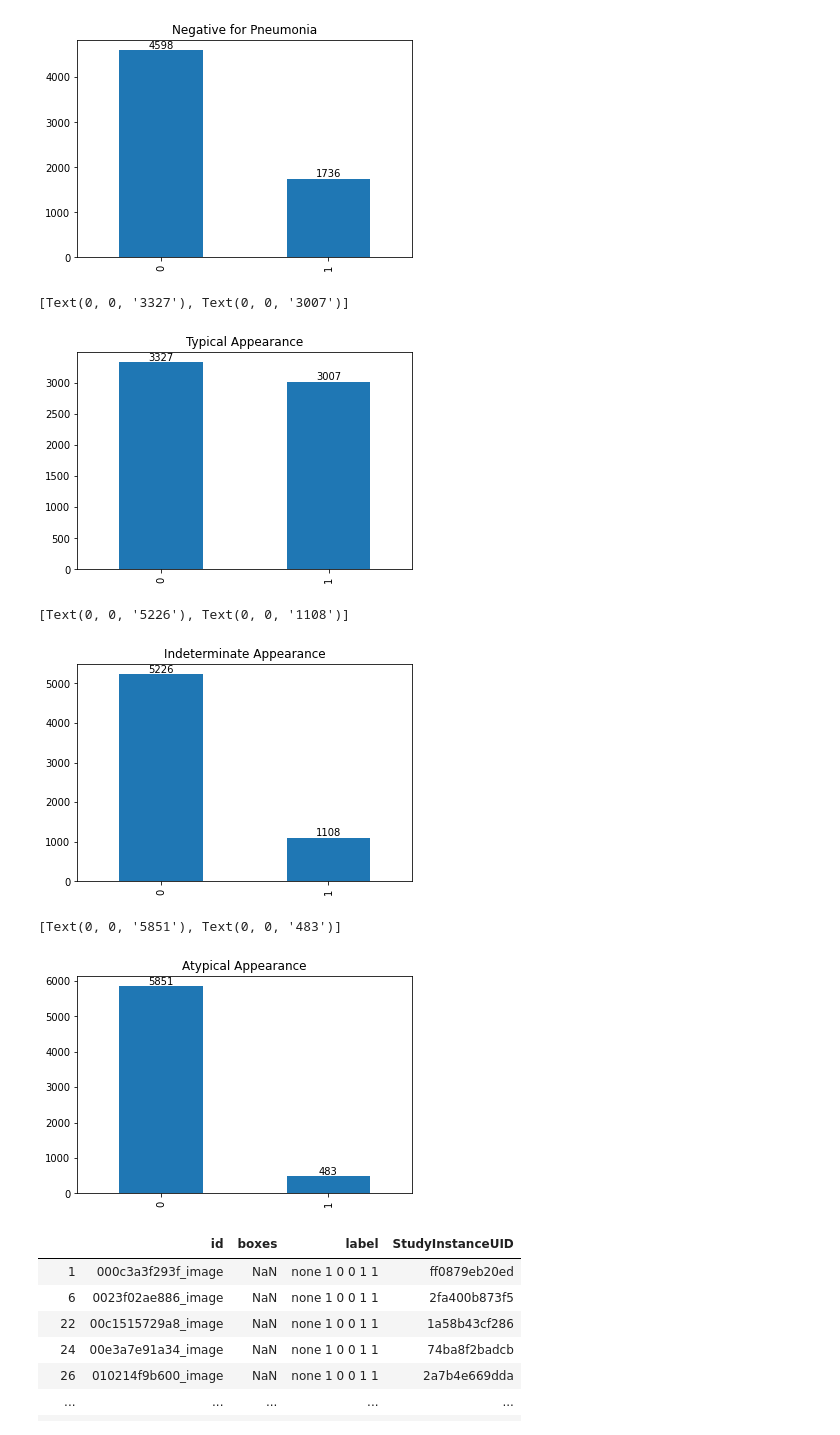
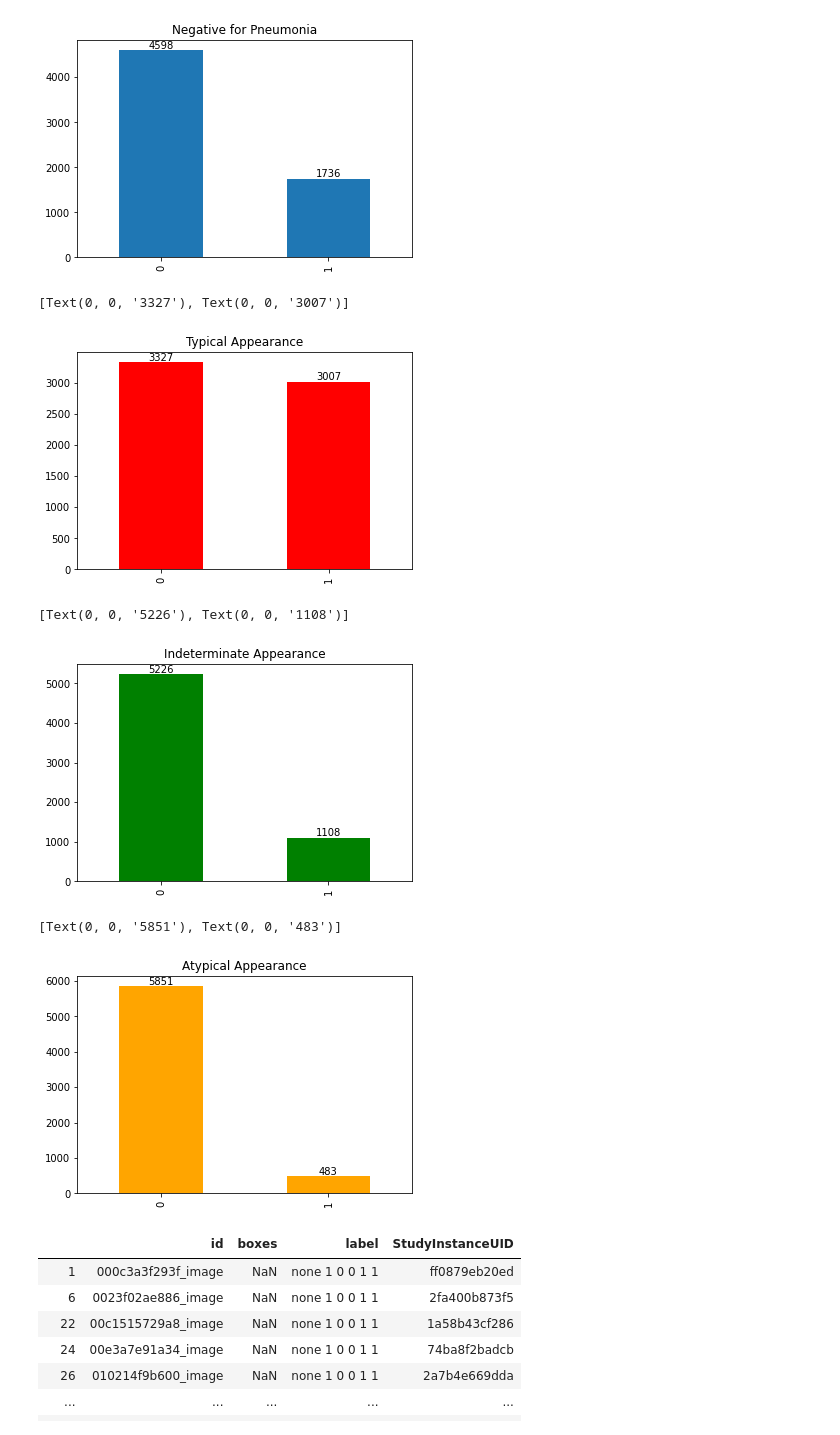
Before and after one commit to Crismaria11/Proyecto2_DS, a Jupyter notebook: Proyecto2_DS.ipynb, the cells around one changed output. Saved outputs shown, nothing was run; the diff lists cells and outputs as text; code cells hidden in the pictures.

```diff
--- a/Proyecto2_DS.ipynb
+++ b/Proyecto2_DS.ipynb
@@ -223,26 +235,26 @@ ax.bar_label(ax.containers[0]),
 ([Text(0, 0, '4598'), Text(0, 0, '1736')],)
 [figure]
 # %%
-ax = colTypApp.plot.bar()
+ax = colTypApp.plot.bar(color='red')
 ax.set_title(listColumnsNames[1])
 ax.bar_label(ax.containers[0])
 # %% [output]
 [Text(0, 0, '3327'), Text(0, 0, '3007')]
-[figure, old version]
+[figure, new version]
 # %%
-ax = colIntApp.plot.bar()
+ax = colIntApp.plot.bar(color='green')
 ax.set_title(listColumnsNames[2])
 ax.bar_label(ax.containers[0])
 # %% [output]
 [Text(0, 0, '5226'), Text(0, 0, '1108')]
-[figure, old version]
+[figure, new version]
 # %%
-ax = colAtyApp.plot.bar()
+ax = colAtyApp.plot.bar(color='orange')
 ax.set_title(listColumnsNames[3])
 ax.bar_label(ax.containers[0])
 # %% [output]
 [Text(0, 0, '5851'), Text(0, 0, '483')]
-[figure, old version]
+[figure, new version]
 # %%
 df1.loc[df1['label'] == 'none 1 0 0 1 1']
 # %% [output]
```
Also changed, not shown: parts of 9 cells of this notebook.
